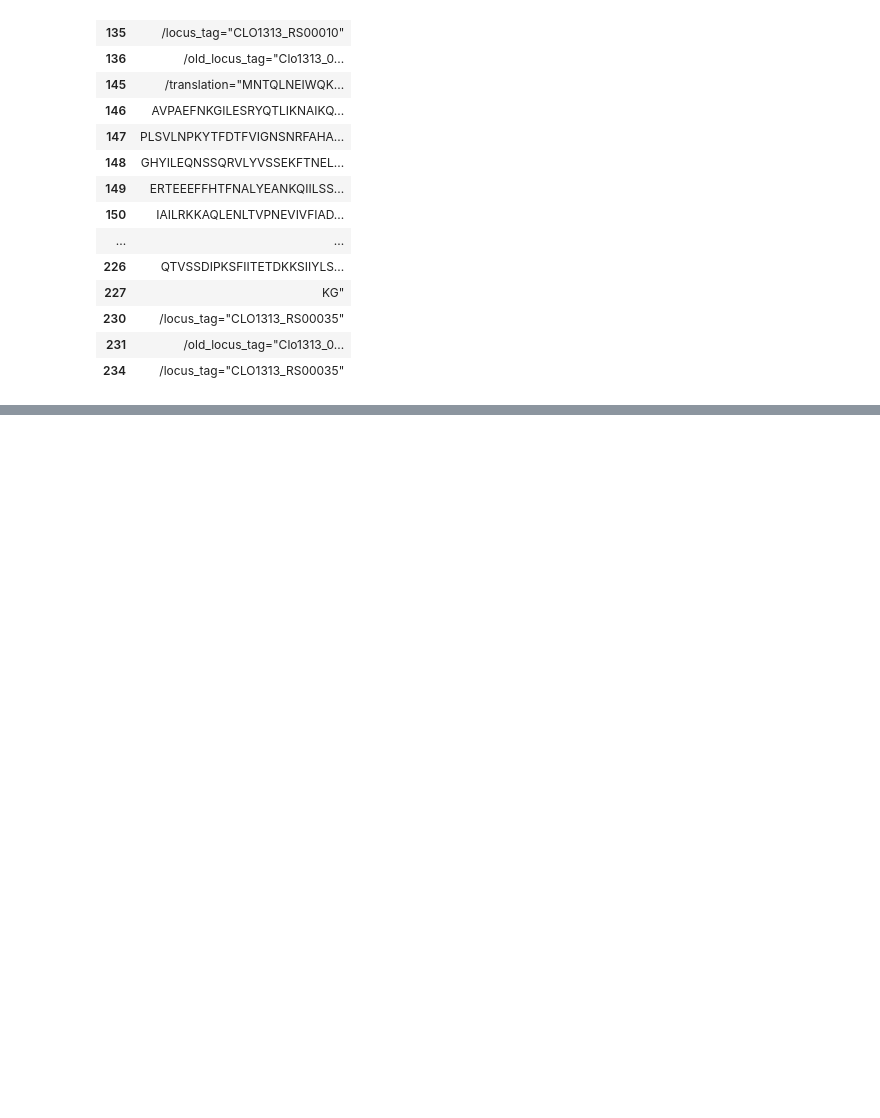
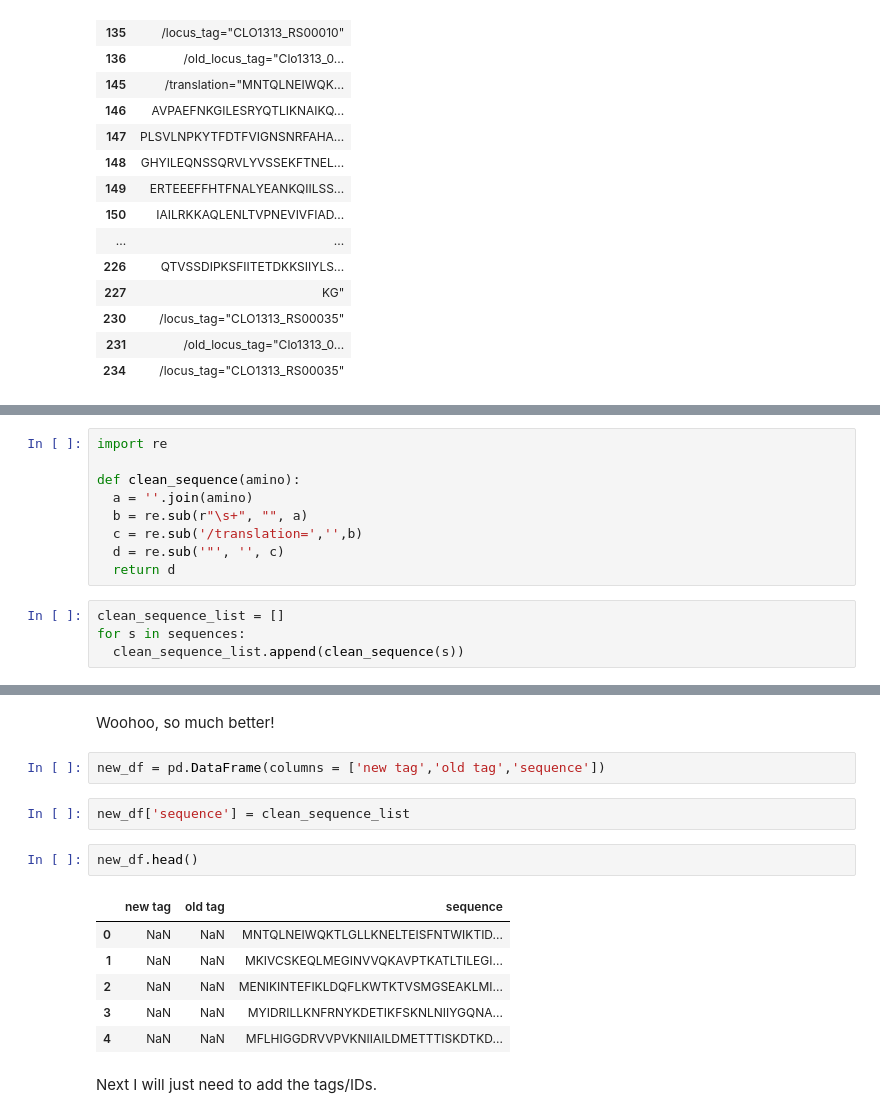
Before and after one commit to bbchen33/Data-Science, a Jupyter notebook: Genome_data_wrangling.ipynb, the cells around one changed output, grey strips where cells are left out. Saved outputs shown, nothing was run; the diff lists cells and outputs as text; blank space fills up the shorter version.

```diff
--- a/Genome_data_wrangling.ipynb
+++ b/Genome_data_wrangling.ipynb
@@ -135,0 +284,13 @@ table.head(50)
+# %%
+import re
+
+def clean_sequence(amino):
+  a = ''.join(amino)
+  b = re.sub(r"\s+", "", a)
+  c = re.sub('/translation=','',b)
+  d = re.sub('"', '', c)
+  return d
+# %%
+clean_sequence_list = []
+for s in sequences:
+  clean_sequence_list.append(clean_sequence(s))
@@ -135,0 +305,17 @@ table.head(50)
+# %% [markdown]
+Woohoo, so much better!
+# %%
+new_df = pd.DataFrame(columns = ['new tag','old tag','sequence'])
+# %%
+new_df['sequence'] = clean_sequence_list
+# %%
+new_df.head()
+# %% [output]
+|  | new tag | old tag | sequence |
+| 0 | NaN | NaN | MNTQLNEIWQKTLGLLKNELTEISFNTWIKTID... |
+| 1 | NaN | NaN | MKIVCSKEQLMEGINVVQKAVPTKATLTILEGI... |
+| 2 | NaN | NaN | MENIKINTEFIKLDQFLKWTKTVSMGSEAKLMI... |
+| 3 | NaN | NaN | MYIDRILLKNFRNYKDETIKFSKNLNIIYGQNA... |
+| 4 | NaN | NaN | MFLHIGGDRVVPVKNIIAILDMETTTISKDTKD... |
+# %% [markdown]
+Next I will just need to add the tags/IDs.
```
Also changed, not shown: parts of 27 cells of this notebook.
